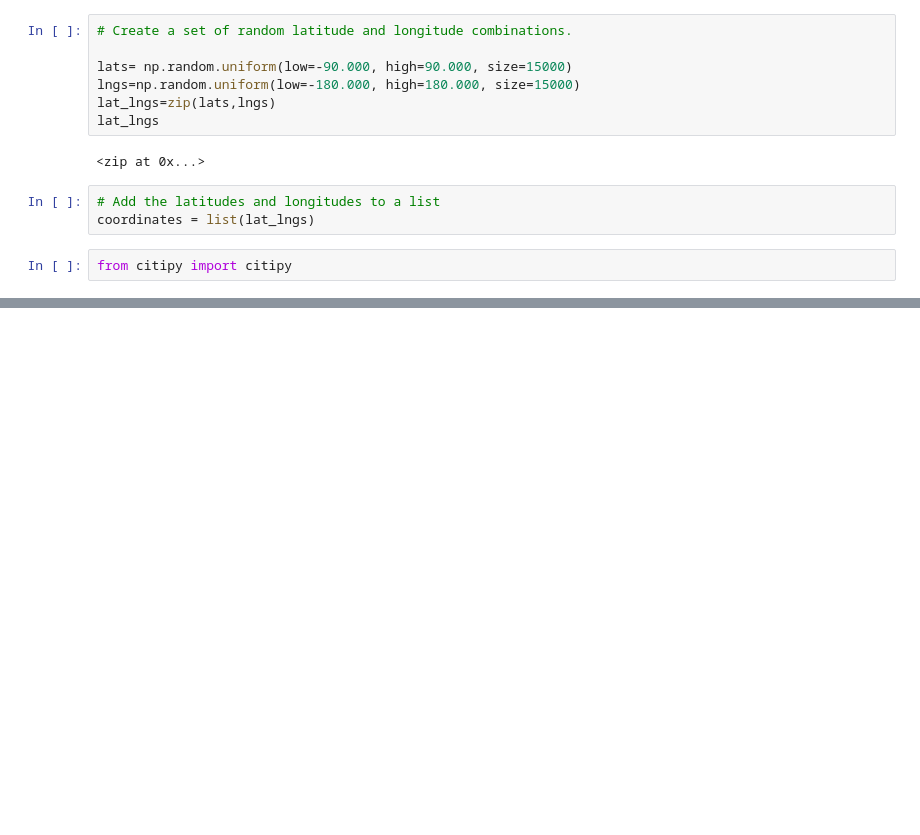
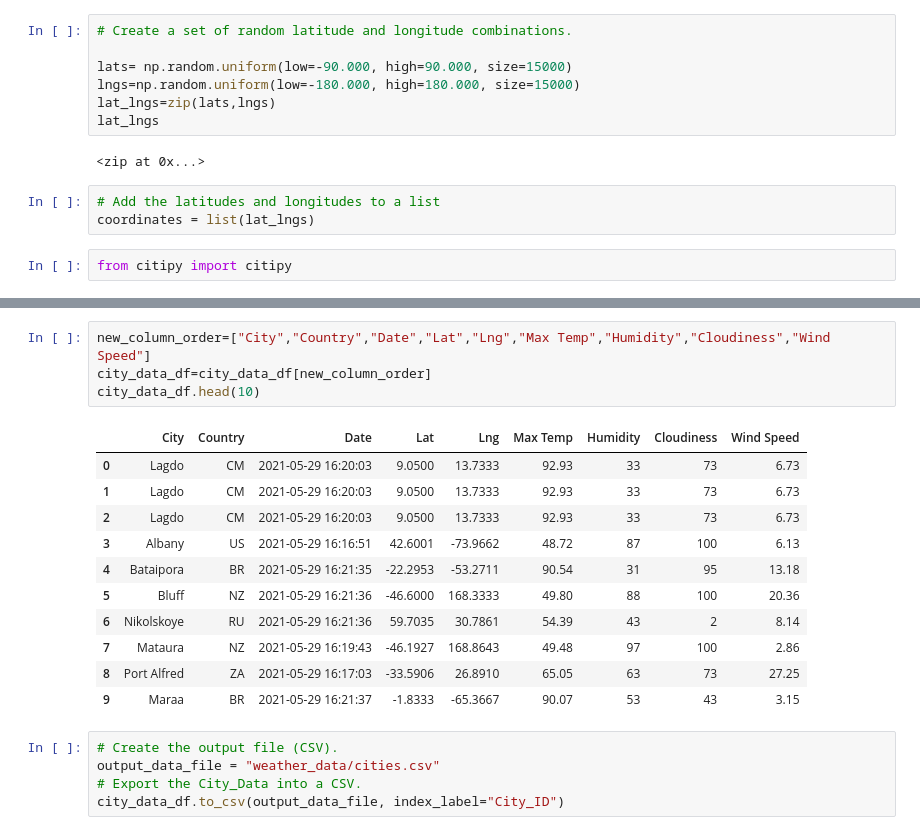
Before and after one commit to alecabrera27/World_Weather_Analysis, a Jupyter notebook: WeatherPy.ipynb, the cells around one changed output, grey strips where cells are left out. Cells and saved outputs as stored; diff of their text form; blank space fills up the shorter version.

```diff
--- a/WeatherPy.ipynb
+++ b/WeatherPy.ipynb
@@ -33,0 +181,21 @@ len(cities)
+# %%
+new_column_order=["City","Country","Date","Lat","Lng","Max Temp","Humidity","Cloudiness","Wind Speed"]
+city_data_df=city_data_df[new_column_order]
+city_data_df.head(10)
+# %% [output]
+|  | City | Country | Date | Lat | Lng | Max Temp | Humidity | Cloudiness | Wind Speed |
+| 0 | Lagdo | CM | 2021-05-29 16:20:03 | 9.0500 | 13.7333 | 92.93 | 33 | 73 | 6.73 |
+| 1 | Lagdo | CM | 2021-05-29 16:20:03 | 9.0500 | 13.7333 | 92.93 | 33 | 73 | 6.73 |
+| 2 | Lagdo | CM | 2021-05-29 16:20:03 | 9.0500 | 13.7333 | 92.93 | 33 | 73 | 6.73 |
+| 3 | Albany | US | 2021-05-29 16:16:51 | 42.6001 | -73.9662 | 48.72 | 87 | 100 | 6.13 |
+| 4 | Bataipora | BR | 2021-05-29 16:21:35 | -22.2953 | -53.2711 | 90.54 | 31 | 95 | 13.18 |
+| 5 | Bluff | NZ | 2021-05-29 16:21:36 | -46.6000 | 168.3333 | 49.80 | 88 | 100 | 20.36 |
+| 6 | Nikolskoye | RU | 2021-05-29 16:21:36 | 59.7035 | 30.7861 | 54.39 | 43 | 2 | 8.14 |
+| 7 | Mataura | NZ | 2021-05-29 16:19:43 | -46.1927 | 168.8643 | 49.48 | 97 | 100 | 2.86 |
+| 8 | Port Alfred | ZA | 2021-05-29 16:17:03 | -33.5906 | 26.8910 | 65.05 | 63 | 73 | 27.25 |
+| 9 | Maraa | BR | 2021-05-29 16:21:37 | -1.8333 | -65.3667 | 90.07 | 53 | 43 | 3.15 |
+# %%
+# Create the output file (CSV).
+output_data_file = "weather_data/cities.csv"
+# Export the City_Data into a CSV.
+city_data_df.to_csv(output_data_file, index_label="City_ID")
```
Also changed, not shown: parts of 10 cells of this notebook, 2 other files.
